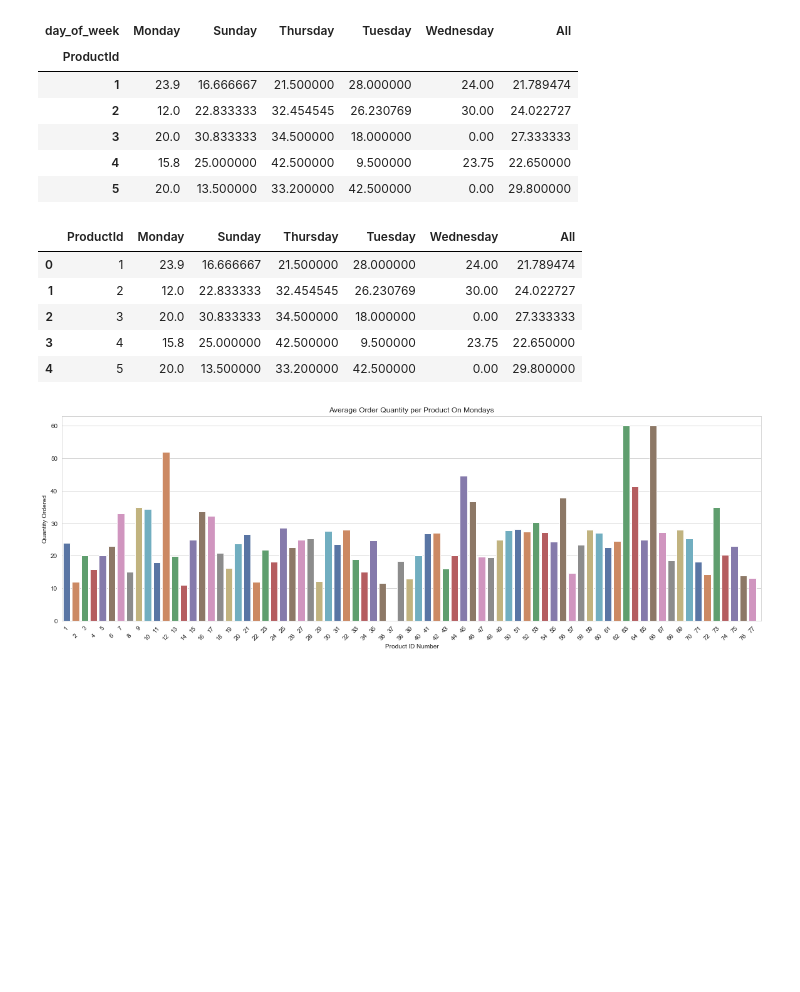
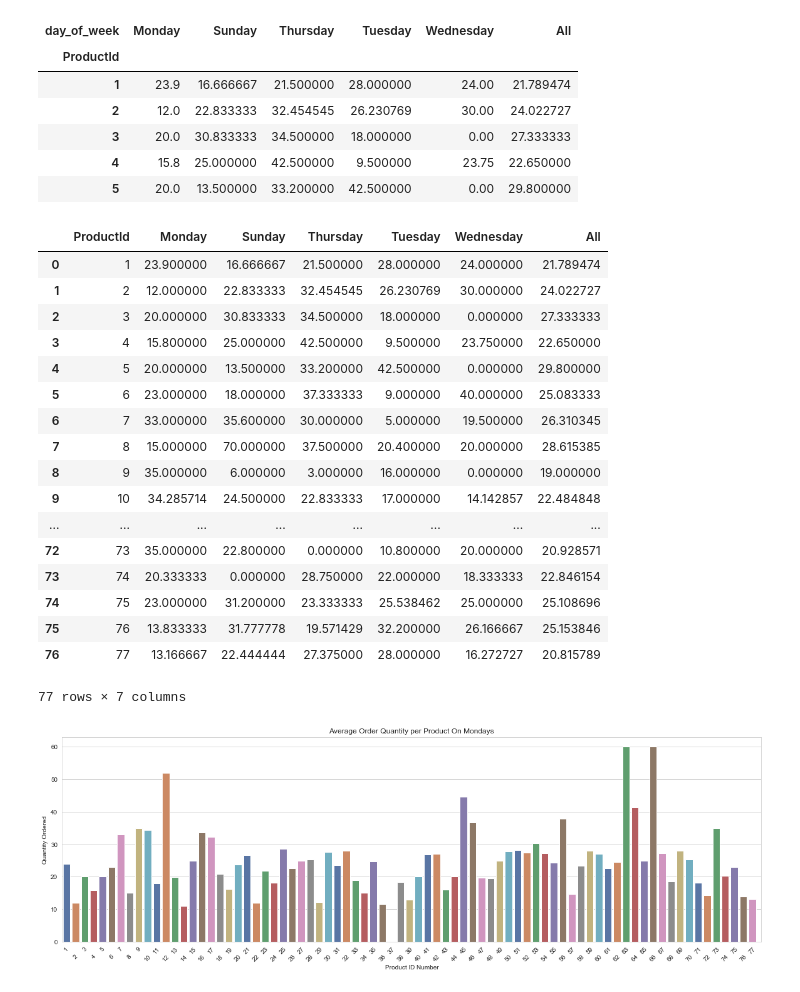
Before and after one commit to akelly66/Flatiron-School, a Jupyter notebook: Mod03/Mod03-Final-Project/Mod03 Final Project.ipynb, the cells around one changed output. Drawn from its saved outputs; the diff is of its cells as text; code cells hidden in the pictures; blank space fills up the shorter version.

```diff
--- a/Mod03/Mod03-Final-Project/Mod03 Final Project.ipynb
+++ b/Mod03/Mod03-Final-Project/Mod03 Final Project.ipynb
@@ -288,12 +270,24 @@ weekday_quantity.drop(77, axis=0, inplace=True)
 # %%
-weekday_quantity.head()
+weekday_quantity
 # %% [output]
 |  | ProductId | Monday | Sunday | Thursday | Tuesday | Wednesday | All |
-| 0 | 1 | 23.9 | 16.666667 | 21.500000 | 28.000000 | 24.00 | 21.789474 |
-| 1 | 2 | 12.0 | 22.833333 | 32.454545 | 26.230769 | 30.00 | 24.022727 |
-| 2 | 3 | 20.0 | 30.833333 | 34.500000 | 18.000000 | 0.00 | 27.333333 |
-| 3 | 4 | 15.8 | 25.000000 | 42.500000 | 9.500000 | 23.75 | 22.650000 |
-| 4 | 5 | 20.0 | 13.500000 | 33.200000 | 42.500000 | 0.00 | 29.800000 |
+| 0 | 1 | 23.900000 | 16.666667 | 21.500000 | 28.000000 | 24.000000 | 21.789474 |
+| 1 | 2 | 12.000000 | 22.833333 | 32.454545 | 26.230769 | 30.000000 | 24.022727 |
+| 2 | 3 | 20.000000 | 30.833333 | 34.500000 | 18.000000 | 0.000000 | 27.333333 |
+| 3 | 4 | 15.800000 | 25.000000 | 42.500000 | 9.500000 | 23.750000 | 22.650000 |
+| 4 | 5 | 20.000000 | 13.500000 | 33.200000 | 42.500000 | 0.000000 | 29.800000 |
+| 5 | 6 | 23.000000 | 18.000000 | 37.333333 | 9.000000 | 40.000000 | 25.083333 |
+| 6 | 7 | 33.000000 | 35.600000 | 30.000000 | 5.000000 | 19.500000 | 26.310345 |
+| 7 | 8 | 15.000000 | 70.000000 | 37.500000 | 20.400000 | 20.000000 | 28.615385 |
+| 8 | 9 | 35.000000 | 6.000000 | 3.000000 | 16.000000 | 0.000000 | 19.000000 |
+| 9 | 10 | 34.285714 | 24.500000 | 22.833333 | 17.000000 | 14.142857 | 22.484848 |
+| ... | ... | ... | ... | ... | ... | ... | ... |
+| 72 | 73 | 35.000000 | 22.800000 | 0.000000 | 10.800000 | 20.000000 | 20.928571 |
+| 73 | 74 | 20.333333 | 0.000000 | 28.750000 | 22.000000 | 18.333333 | 22.846154 |
+| 74 | 75 | 23.000000 | 31.200000 | 23.333333 | 25.538462 | 25.000000 | 25.108696 |
+| 75 | 76 | 13.833333 | 31.777778 | 19.571429 | 32.200000 | 26.166667 | 25.153846 |
+| 76 | 77 | 13.166667 | 22.444444 | 27.375000 | 28.000000 | 16.272727 | 20.815789 |
+77 rows × 7 columns
 # %%
 order_days = ["Monday", "Tuesday", "Wednesday", "Thursday", "Sunday"]
 for day in order_days:
```
Also changed, not shown: parts of 11 cells of this notebook.
